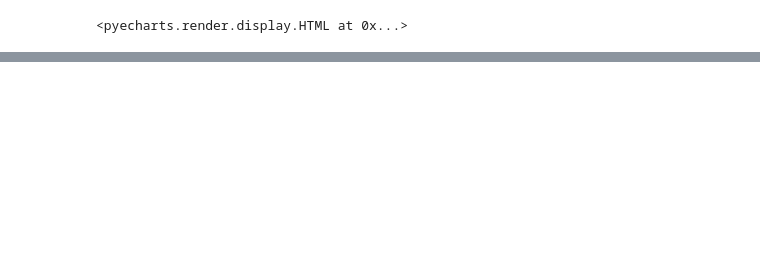
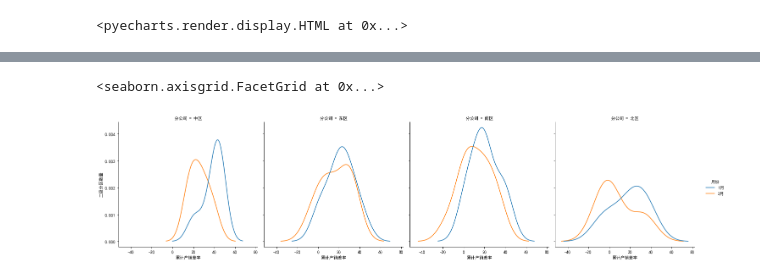
Before and after one commit to jayaston/mypyworks, a Jupyter notebook: jupyter文件/月度产销差漏损率分析报告图表.ipynb, the cells around one changed output, grey strips where cells are left out. Cells and saved outputs as stored; diff of their text form; code cells hidden in the pictures; blank space fills up the shorter version.

```diff
--- a/jupyter文件/月度产销差漏损率分析报告图表.ipynb
+++ b/jupyter文件/月度产销差漏损率分析报告图表.ipynb
@@ -328,0 +374,9 @@ d
+# %%
+#g = sns.FacetGrid(zone3,col="分公司",hue="月份", height=10)
+#g.map(sns.kdeplot, "累计产销差率")
+g=sns.displot(data=zone3 , x="累计产销差率", hue="月份",col="分公司" ,kind="kde",col_wrap=4)
+g.set_axis_labels('累计产销差率','二级分区数量密度')
+#g.set(ylabel='二级分区集中度')
+# %% [output]
+<seaborn.axisgrid.FacetGrid at 0x...>
+[figure, added]
```
Also changed, not shown: parts of 9 cells of this notebook, 1 other file.
